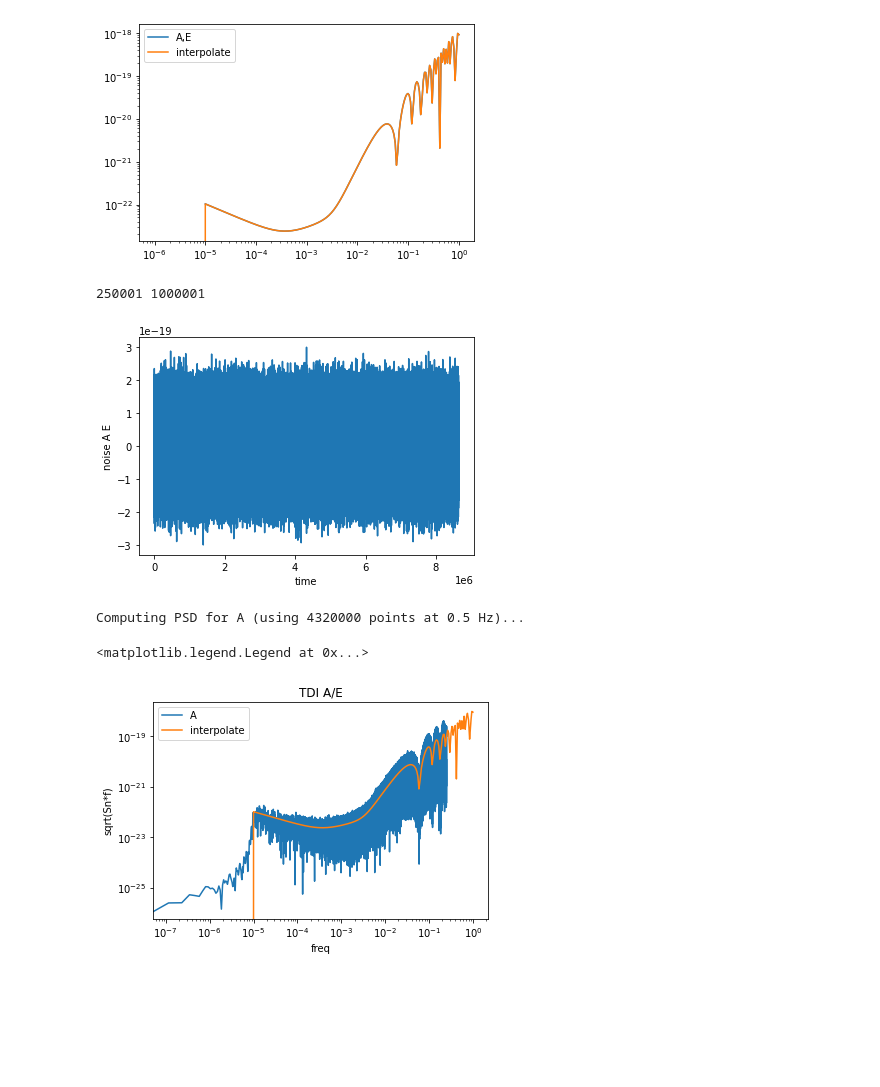
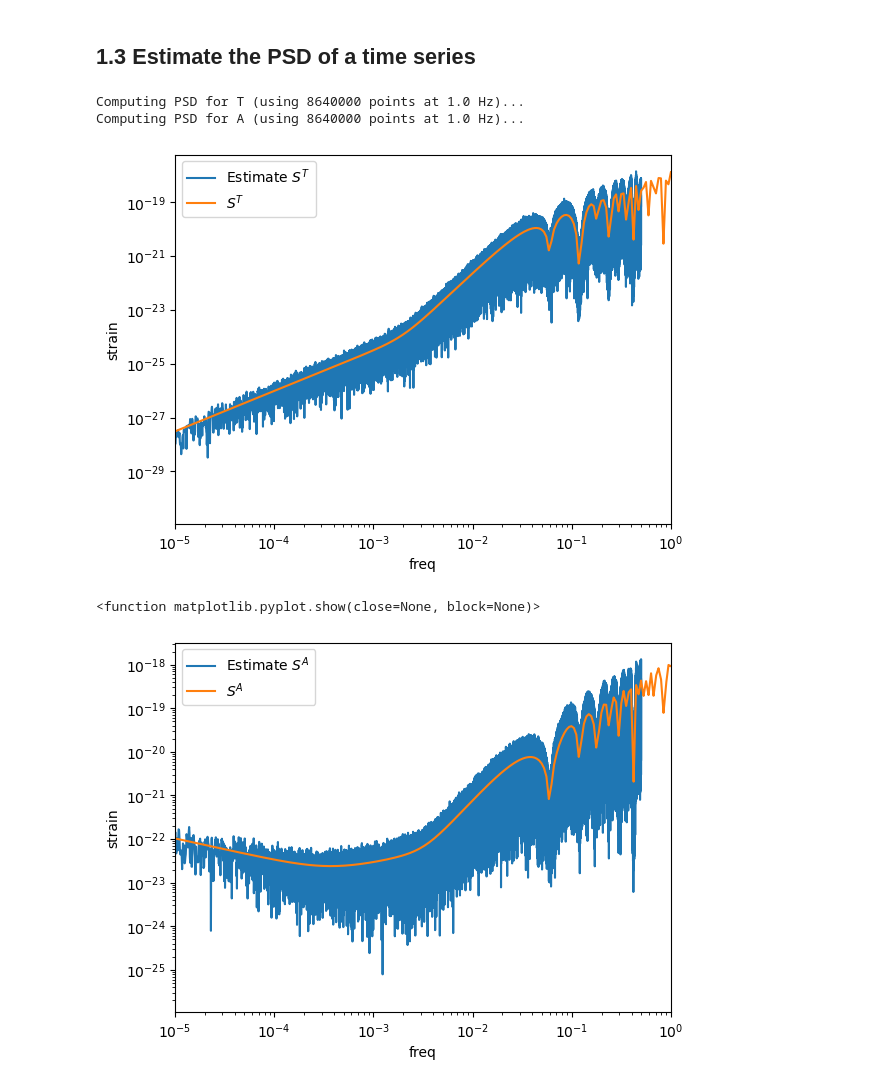
Before and after one commit to renjiewang888/LitePIG, a Jupyter notebook: noise/test_TDInoise.ipynb, the cells around one changed output. Cells and saved outputs as stored; diff of their text form; code cells hidden in the pictures; blank space fills up the shorter version.

```diff
--- a/noise/test_TDInoise.ipynb
+++ b/noise/test_TDInoise.ipynb
@@ -70,32 +218,42 @@ Computing PSD for T (using 4320000 points at 0.5 Hz)...
-# %%
-PSD_TDIAE= noisepsd_AE(freq_data)
-
-psdAE = from_numpy_arrays(freq_data, PSD_TDIAE, flen, df,flow)
-plt.loglog(freq_data,np.sqrt(PSD_TDIAE*freq_data),label='A,E')
-plt.loglog(psdAE.sample_frequencies,np.sqrt(psdAE*psdAE.sample_frequencies),label='interpolate')
-plt.legend()
-plt.show()
-########################
-noiseAE = noise.noise_from_psd(tsamples, del_t, psdAE)
-plt.plot(noiseAE.sample_times, noiseAE)
-plt.xlabel('time')
-plt.ylabel('noise A E')
-plt.show()
-#####################
-noise_AE =Series(noiseAE.sample_times,noiseAE,'A')
-psdAE_estimated= noise_AE.compute(nperseg=None, overlap=0.5, window='nuttall')
-#psdt,f=plt.psd(ts,NFFT=2**14,Fs=1/5)
-plt.loglog(psdAE_estimated.frequencies,np.sqrt(psdAE_estimated.frequencies*psdAE_estimated.psd),label=psdAE_estimated.title)
-plt.loglog(psdAE.sample_frequencies,np.sqrt(psdAE*psdAE.sample_frequencies),label='interpolate')
-#plt.loglog(f,np.sqrt(psdt*f),label='plt.psd')
-plt.ylabel('sqrt(Sn*f)')
-plt.xlabel('freq')
-plt.title('TDI A/E')
-plt.legend()
-# %% [output]
-[figure, removed]
-250001 1000001
-[figure, removed]
-Computing PSD for A (using 4320000 points at 0.5 Hz)...
-<matplotlib.legend.Legend at 0x...>
-[figure, removed]
+# %% [markdown]
+## 1.3 Estimate the PSD of a time series
+# %%
+noise_T =Series(noiseT.sample_times,noiseT,'T')
+psdT_estimated= noise_T.compute(nperseg=None, overlap=0.5, window='nuttall')
+
+noise_A =Series(noiseA.sample_times,noiseA,'A')
+psdA_estimated= noise_A.compute(nperseg=None, overlap=0.5, window='nuttall')
+
+
+# seg_len = int(1000000 / del_t)
+# seg_stride = int(seg_len / 2)
+# psdA_estimated = welch(noiseA,
+#                       seg_len=seg_len,
+#                       seg_stride=seg_stride,
+#                       avg_method='mean')
+# psdT_estimated = welch(noiseT,
+#                       seg_len=seg_len,
+#                       seg_stride=seg_stride,
+#                       avg_method='mean')
+plt.loglog(psdT_estimated.frequencies,np.sqrt(psdT_estimated.psd*psdT_estimated.frequencies),label='Estimate $S^{T}$')
+# plt.loglog(psdT_estimated.sample_frequencies,np.sqrt(psdT_estimated*psdT_estimated.sample_frequencies),label='Estimate $S^{T}$')
+plt.loglog(psdT.sample_frequencies,np.sqrt(psdT*psdT.sample_frequencies),label='$S^{T}$')
+plt.xlabel('freq')
+plt.ylabel('strain')
+plt.xlim(1e-5,1e-0)
+plt.legend()
+plt.show()
+plt.loglog(psdA_estimated.frequencies,np.sqrt(psdA_estimated.psd*psdA_estimated.frequencies),label='Estimate $S^{A}$')
+# plt.loglog(psdA_estimated.sample_frequencies,np.sqrt(psdA_estimated*psdA_estimated.sample_frequencies),label='Estimate $S^{A}$')
+plt.loglog(psdAE.sample_frequencies,np.sqrt(psdAE*psdAE.sample_frequencies),label='$S^{A}$')
+plt.xlabel('freq')
+plt.ylabel('strain')
+plt.xlim(1e-5,1e-0)
+plt.legend()
+plt.show
+# %% [output]
+Computing PSD for T (using 8640000 points at 1.0 Hz)...
+Computing PSD for A (using 8640000 points at 1.0 Hz)...
+[figure, added]
+<function matplotlib.pyplot.show(close=None, block=None)>
+[figure, added]
```
Also changed, not shown: parts of 16 cells of this notebook, 1 other file.
